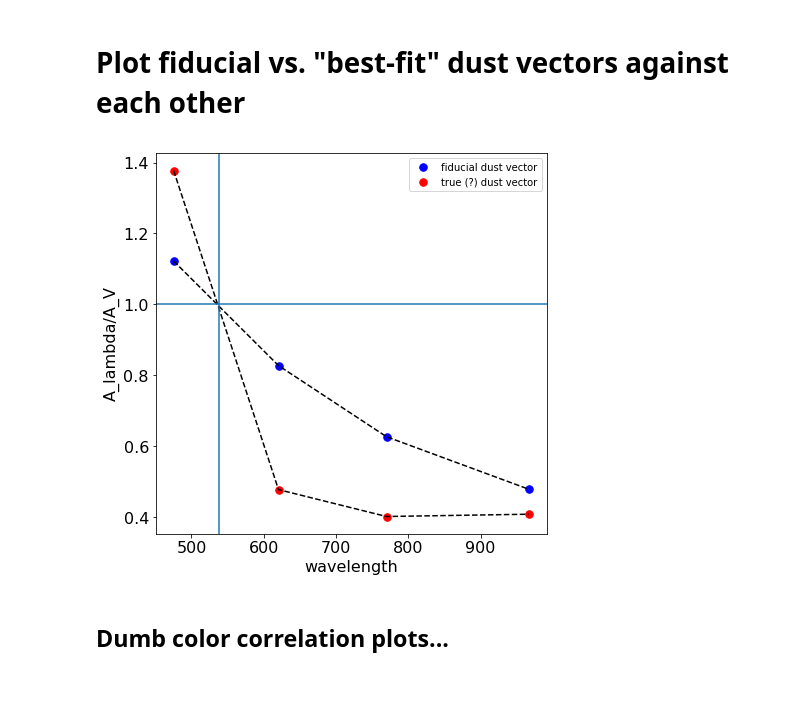
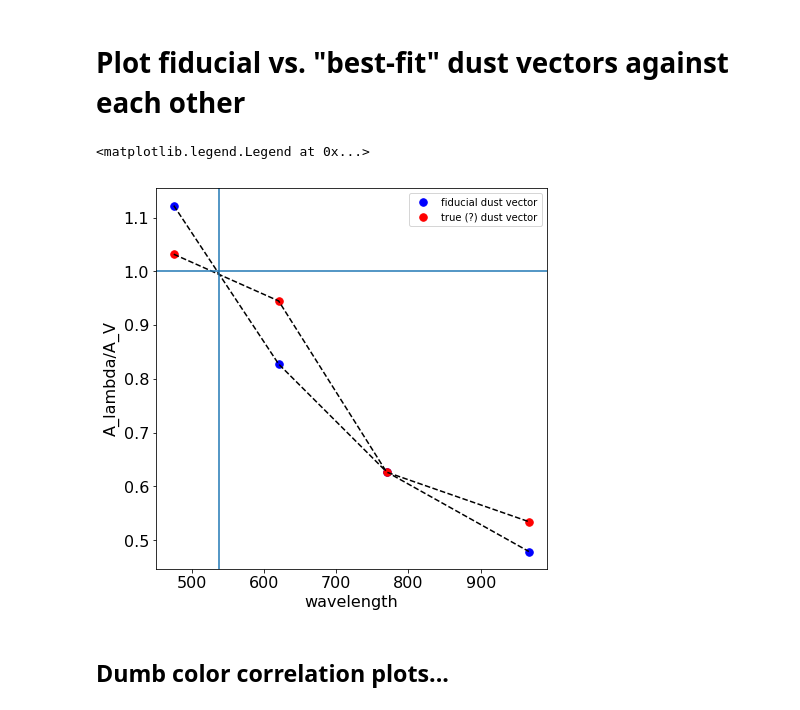
Before and after one commit to mcclearyj/dusthalos, a Jupyter notebook: make-correlation-plots.ipynb, the cells around one changed output. Drawn from its saved outputs; the diff is of its cells as text; code cells hidden in the pictures.

```diff
--- a/make-correlation-plots.ipynb
+++ b/make-correlation-plots.ipynb
@@ -738,37 +793,39 @@ basis=get_ONbasis(vdust)
 fid=basis[0]#/norm(basis[0])
 
 ## Coefficients obtained by eval_chi2.py on the kfid/k1/k2/k3 obtained by running dust_measurement.py
 ## with the "standard" ON_basis vectors
 #new=basis[0]+0.458*basis[1]-0.076*basis[3]
-new=basis[0]+0.744*basis[1]-0.2675*basis[2]-0.2175*basis[3]
-new_norm=new/0.95#/norm(new)
+#new=basis[0]+0.665*basis[1]-0.22*basis[2]-0.23*basis[3]
+new=basis[0]-0.315*basis[1]+0.09*basis[2]-0.15*basis[3]
+new_norm=new/1.19#/norm(new)
 
 
 # define array of central wavelengths for plotting
 wl=np.array([475.4,620.4,769.8,966.5])
 
 fig=plt.figure(figsize=(7,7))
 ax=fig.add_subplot(111)
 ax.plot(wl, fid,'.b',markersize=15,label='fiducial dust vector')
 ax.plot(wl, fid,'--k')
 ax.plot(wl, new_norm, '.r',markersize=15,label='true (?) dust vector')
 ax.plot(wl, new_norm,'--k')
 
 ax.axvline(537.7)
 ax.axhline(1)
 
 ax.set_xlabel('wavelength',fontsize=16)
 ax.set_ylabel('A_lambda/A_V',fontsize=16)
 for tick in ax.xaxis.get_major_ticks():
  tick.label.set_fontsize(16)
 for tick in ax.yaxis.get_major_ticks():
  tick.label.set_fontsize(16)
 
 ax.legend()
 
-fig.savefig('dust_vectors_fidVsTrue_Norm.png')
+#fig.savefig('dust_vectors_fidVsTrue_Norm.png')
 # %% [output]
+<matplotlib.legend.Legend at 0x...>
-[figure, old version]
+[figure, new version]
 # %%
 ## Let's normalize
 # %% [markdown]
```
Also changed, not shown: parts of 8 cells of this notebook, 3 other files.
